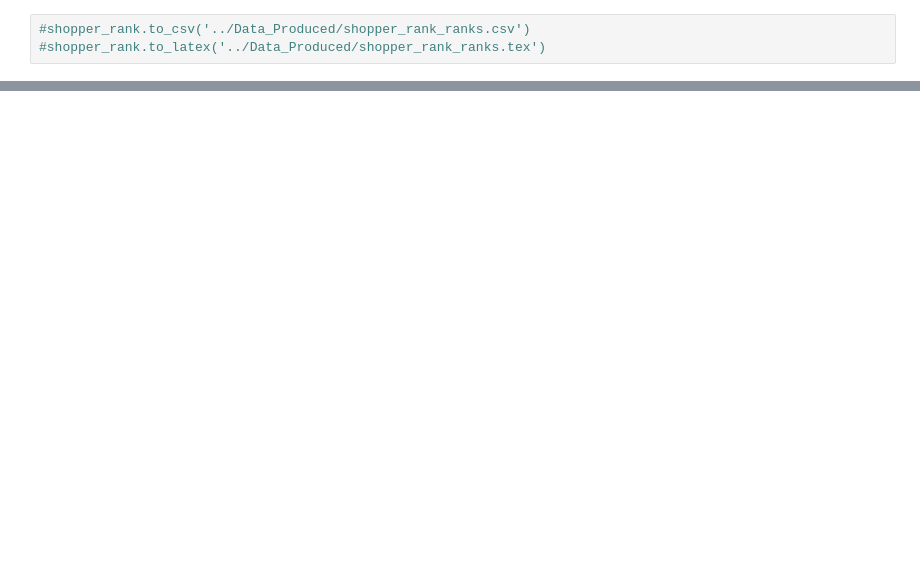
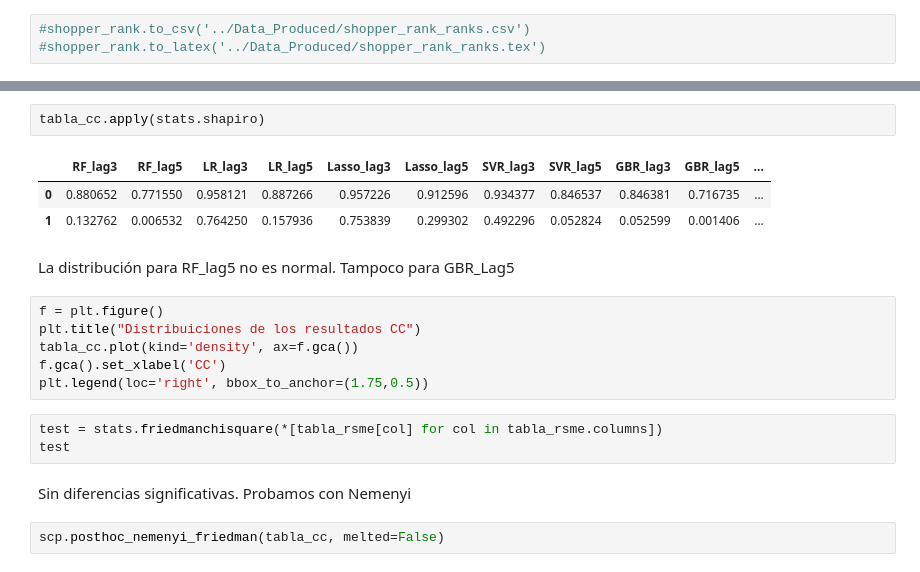
Before and after one commit to CarmenCalvoL/tfg_informatica, a Jupyter notebook: Notebooks/Stastical_Analisis.ipynb, the cells around one changed output, grey strips where cells are left out. Cells and saved outputs as stored; diff of their text form; blank space fills up the shorter version.

Commit message:
test estadistico para CC

```diff
--- a/Notebooks/Stastical_Analisis.ipynb
+++ b/Notebooks/Stastical_Analisis.ipynb
@@ -366,0 +365,21 @@ final_ranks
+# %%
+tabla_cc.apply(stats.shapiro)
+# %% [output]
+|  | RF_lag3 | RF_lag5 | LR_lag3 | LR_lag5 | Lasso_lag3 | Lasso_lag5 | SVR_lag3 | SVR_lag5 | GBR_lag3 | GBR_lag5 | ... |
+| 0 | 0.880652 | 0.771550 | 0.958121 | 0.887266 | 0.957226 | 0.912596 | 0.934377 | 0.846537 | 0.846381 | 0.716735 | ... |
+| 1 | 0.132762 | 0.006532 | 0.764250 | 0.157936 | 0.753839 | 0.299302 | 0.492296 | 0.052824 | 0.052599 | 0.001406 | ... |
+# %% [markdown]
+La distribución para RF_lag5 no es normal. Tampoco para GBR_Lag5
+# %%
+f = plt.figure()
+plt.title("Distribuiciones de los resultados CC")
+tabla_cc.plot(kind='density', ax=f.gca())
+f.gca().set_xlabel('CC')
+plt.legend(loc='right', bbox_to_anchor=(1.75,0.5))
+# %%
+test = stats.friedmanchisquare(*[tabla_rsme[col] for col in tabla_rsme.columns])
+test
+# %% [markdown]
+Sin diferencias significativas. Probamos con Nemenyi
+# %%
+scp.posthoc_nemenyi_friedman(tabla_cc, melted=False)
```
Also changed, not shown: parts of 26 cells of this notebook, 1 other file.
